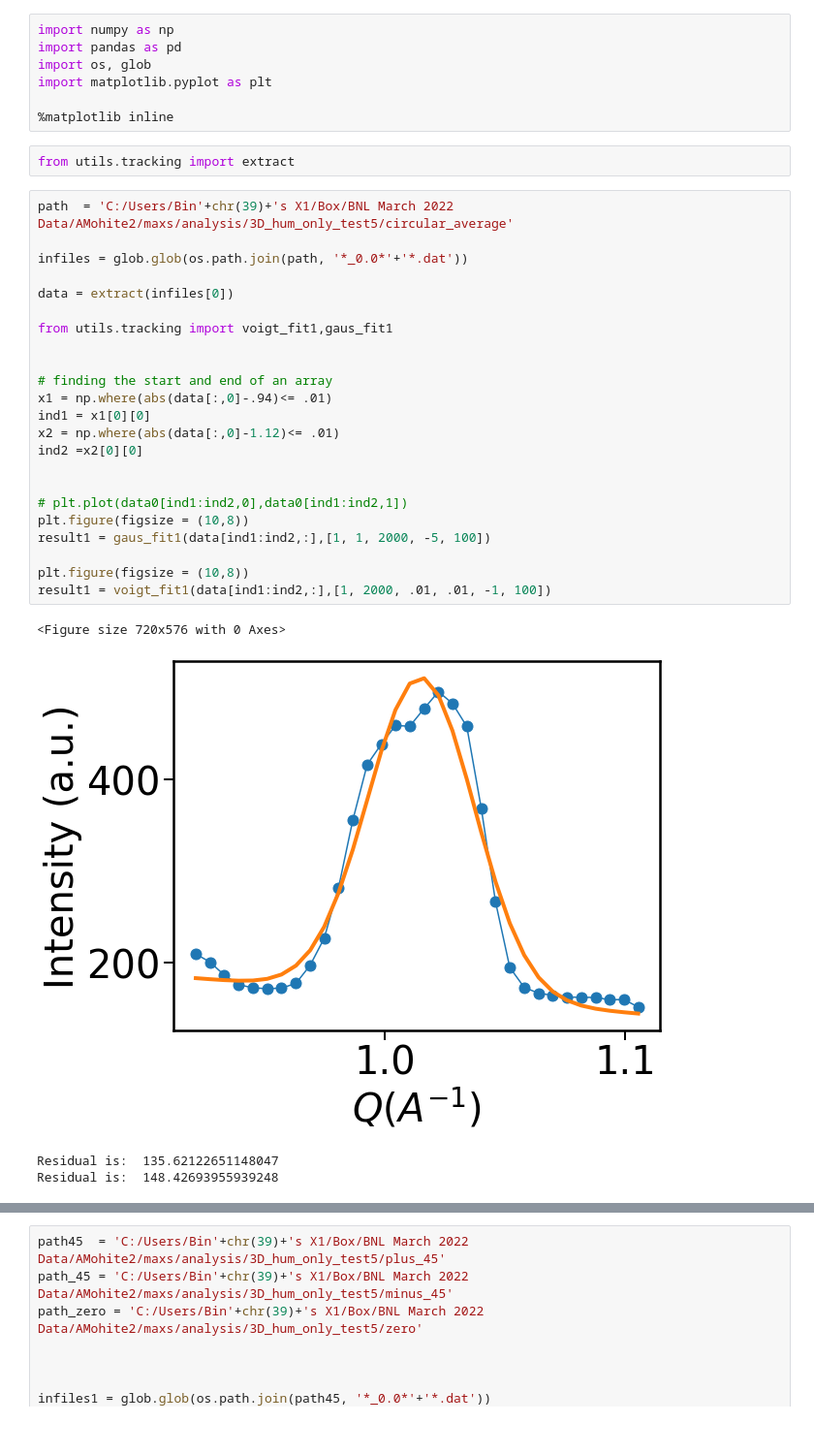
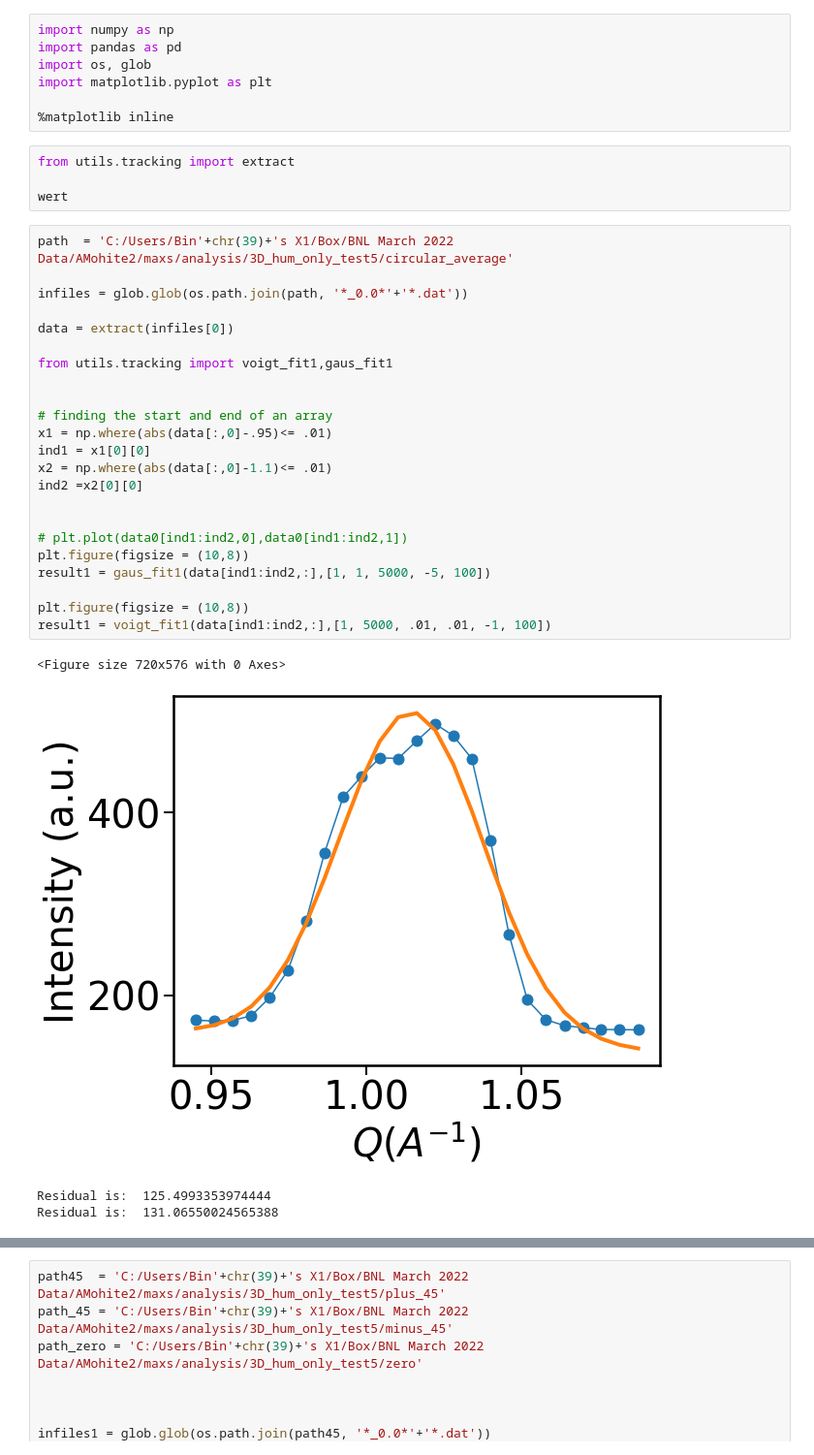
Before and after one commit to lwb56/Mohite_Lab, a Jupyter notebook: main.ipynb, the cells around one changed output, grey strips where cells are left out. Shown at 97% size. Cells and saved outputs as stored; diff of their text form.

```diff
--- a/main.ipynb
+++ b/main.ipynb
@@ -7,31 +7,33 @@ import matplotlib.pyplot as plt
 %matplotlib inline
 # %%
 from utils.tracking import extract
+
+wert
 # %%
 path  = 'C:/Users/Bin'+chr(39)+'s X1/Box/BNL March 2022 Data/AMohite2/maxs/analysis/3D_hum_only_test5/circular_average'
 
 infiles = glob.glob(os.path.join(path, '*_0.0*'+'*.dat'))
 
 data = extract(infiles[0])
 
 from utils.tracking import voigt_fit1,gaus_fit1
 
 
 # finding the start and end of an array
-x1 = np.where(abs(data[:,0]-.94)<= .01)
+x1 = np.where(abs(data[:,0]-.95)<= .01)
 ind1 = x1[0][0]
-x2 = np.where(abs(data[:,0]-1.12)<= .01)
+x2 = np.where(abs(data[:,0]-1.1)<= .01)
 ind2 =x2[0][0]
 
 
 # plt.plot(data0[ind1:ind2,0],data0[ind1:ind2,1])
 plt.figure(figsize = (10,8))
-result1 = gaus_fit1(data[ind1:ind2,:],[1, 1, 2000, -5, 100])
+result1 = gaus_fit1(data[ind1:ind2,:],[1, 1, 5000, -5, 100])
 
 plt.figure(figsize = (10,8))
-result1 = voigt_fit1(data[ind1:ind2,:],[1, 2000, .01, .01, -1, 100])
+result1 = voigt_fit1(data[ind1:ind2,:],[1, 5000, .01, .01, -1, 100])
 # %% [output]
 <Figure size 720x576 with 0 Axes>
-[figure, old version]
+[figure, new version]
-Residual is:  135.62122651148047
-Residual is:  148.42693955939248
+Residual is:  125.4993353974444
+Residual is:  131.06550024565388
```
Also changed, not shown: parts of 2 cells of this notebook.
